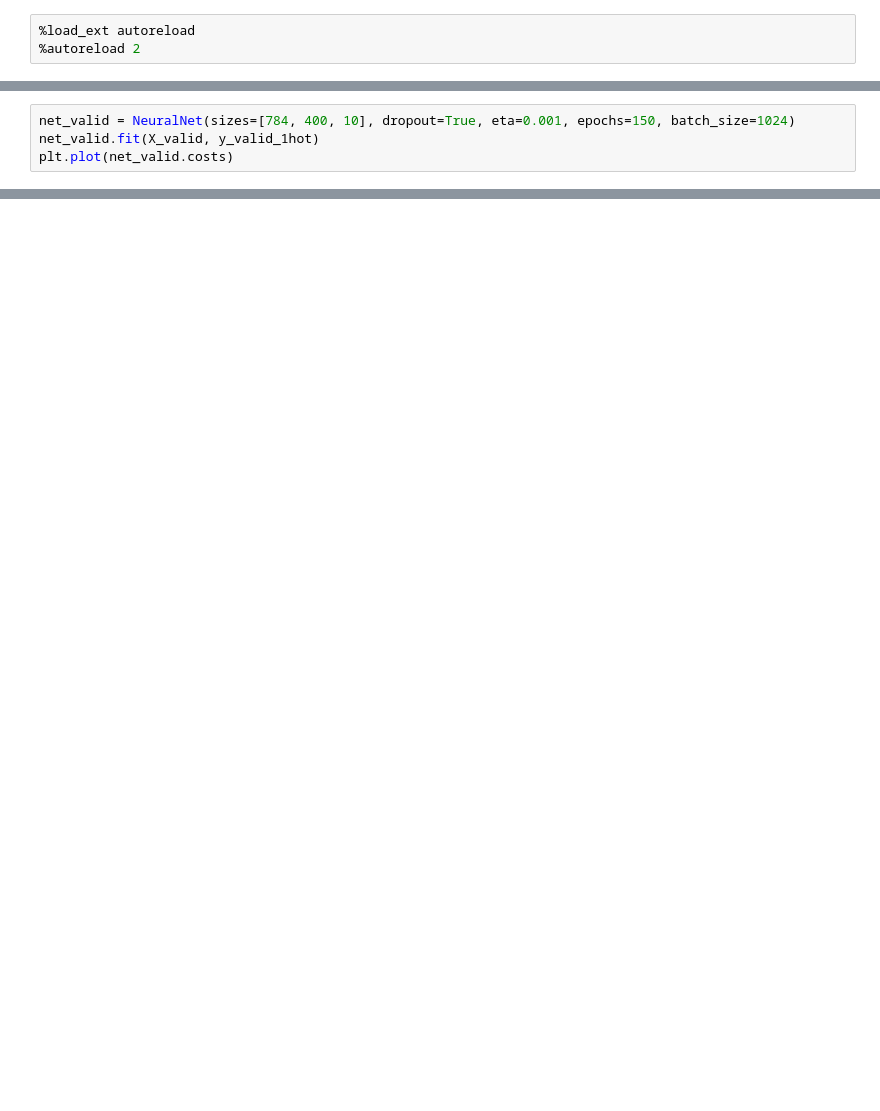
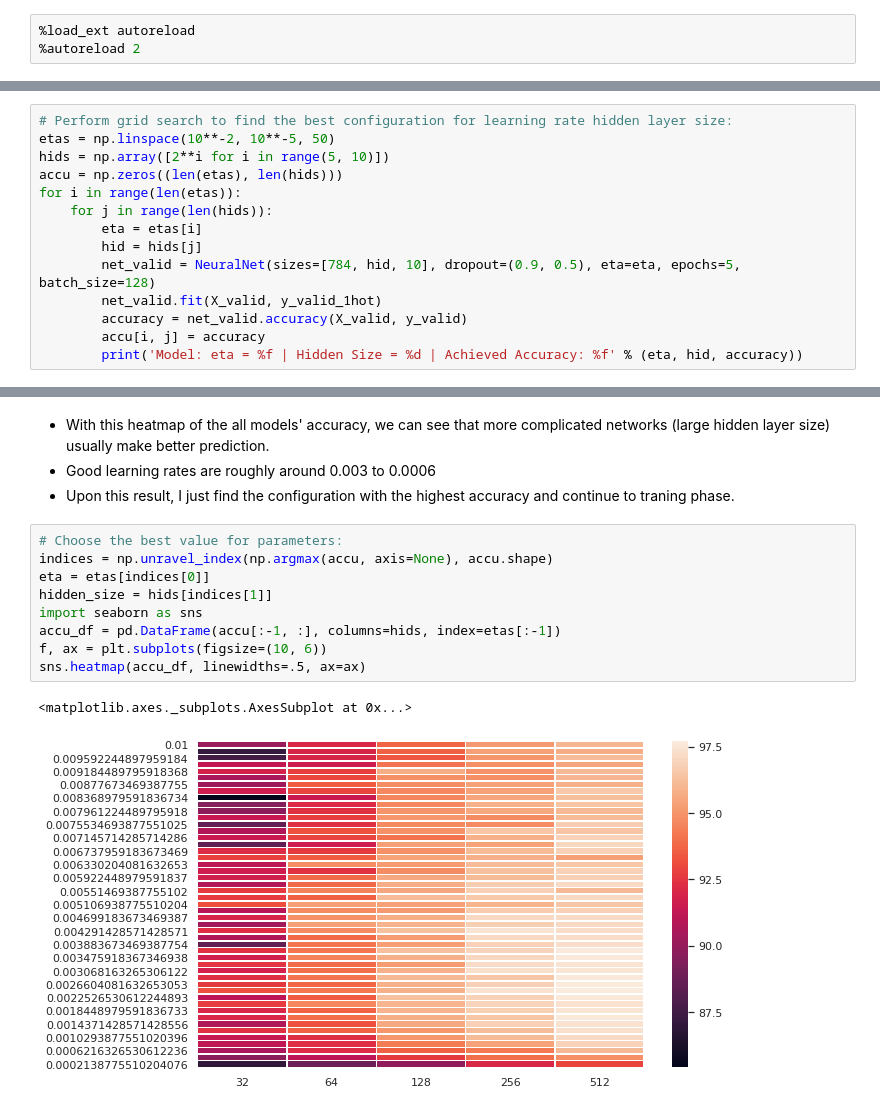
Before and after one commit to vinhng10/Neural-Network, a Jupyter notebook: testing.ipynb, the cells around one changed output, grey strips where cells are left out. Drawn from its saved outputs; the diff is of its cells as text; blank space fills up the shorter version.

```diff
--- a/testing.ipynb
+++ b/testing.ipynb
@@ -17,7 +28,3 @@ X_test, y_test = test_data[0].T, test_data[1].T
 y_train_1hot = one_hot(y_train, 10)
 y_valid_1hot = one_hot(y_valid, 10)
 y_test_1hot = one_hot(y_test, 10)
-# %%
-net_valid = NeuralNet(sizes=[784, 400, 10], dropout=True, eta=0.001, epochs=150, batch_size=1024)
-net_valid.fit(X_valid, y_valid_1hot)
-plt.plot(net_valid.costs)
@@ -30,0 +35,14 @@ net_valid.accuracy(X_valid, y_valid)
+# %%
+# Perform grid search to find the best configuration for learning rate hidden layer size:
+etas = np.linspace(10**-2, 10**-5, 50)
+hids = np.array([2**i for i in range(5, 10)])
+accu = np.zeros((len(etas), len(hids)))
+for i in range(len(etas)):
+    for j in range(len(hids)):
+        eta = etas[i]
+        hid = hids[j]
+        net_valid = NeuralNet(sizes=[784, hid, 10], dropout=(0.9, 0.5), eta=eta, epochs=5, batch_size=128)
+        net_valid.fit(X_valid, y_valid_1hot)
+        accuracy = net_valid.accuracy(X_valid, y_valid)
+        accu[i, j] = accuracy
+        print('Model: eta = %f | Hidden Size = %d | Achieved Accuracy: %f' % (eta, hid, accuracy))
@@ -30,0 +67,16 @@ net_valid.accuracy(X_valid, y_valid)
+# %% [markdown]
+- With this heatmap of the all models' accuracy, we can see that more complicated networks (large hidden layer size) usually make better prediction.
+- Good learning rates are roughly around 0.003 to 0.0006
+- Upon this result, I just find the configuration with the highest accuracy and continue to traning phase.
+# %%
+# Choose the best value for parameters:
+indices = np.unravel_index(np.argmax(accu, axis=None), accu.shape)
+eta = etas[indices[0]]
+hidden_size = hids[indices[1]]
+import seaborn as sns
+accu_df = pd.DataFrame(accu[:-1, :], columns=hids, index=etas[:-1])
+f, ax = plt.subplots(figsize=(10, 6))
+sns.heatmap(accu_df, linewidths=.5, ax=ax)
+# %% [output]
+<matplotlib.axes._subplots.AxesSubplot at 0x...>
+[figure, added]
```
Also changed, not shown: parts of 13 cells of this notebook.
